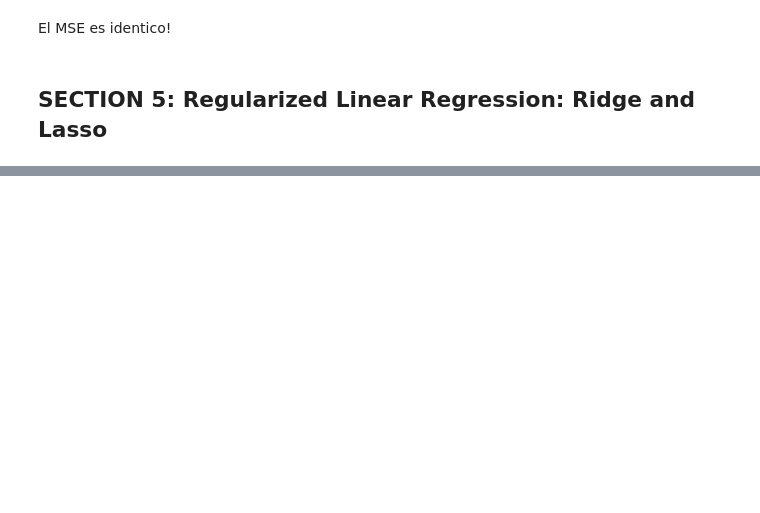
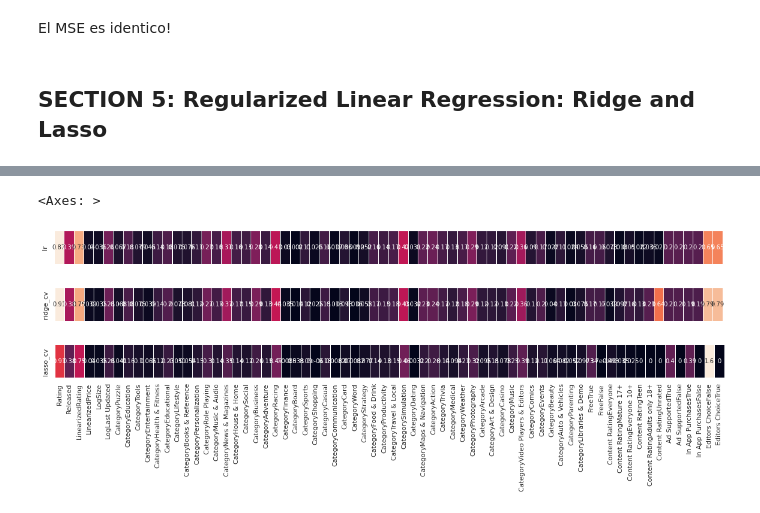
Before and after one commit to Alua1714/GooglePlayInstallsPredictor, a Jupyter notebook: Codis/Linear regression/Linear Regression.ipynb, the cells around one changed output, grey strips where cells are left out. Cells and saved outputs as stored; diff of their text form; code cells hidden in the pictures; blank space fills up the shorter version.

```diff
--- a/Codis/Linear regression/Linear Regression.ipynb
+++ b/Codis/Linear regression/Linear Regression.ipynb
@@ -192,0 +229,5 @@ First we look for the $lambda$ that fits better out model...
+# %%
+ridge_cv = RidgeCV(alphas=lambdas,cv=5)
+ridge_cv.fit(Xtrain,Ytrain)
+
+print('Best lambda:', ridge_cv.alpha_, 'R2 score:', ridge_cv.best_score_)
@@ -192,0 +236,7 @@ First we look for the $lambda$ that fits better out model...
+# %%
+lasso_cv =LassoCV(alphas=lambdas,cv=5)
+lasso_cv.fit(Xtrain,Ytrain)
+
+lasso_r2 =  np.mean(cross_val_score(lasso_cv, Xtrain,Ytrain))
+
+print('Best lambda:', lasso_cv.alpha_, 'R2 score:',lasso_r2)
@@ -192,0 +247,3 @@ First we look for the $lambda$ that fits better out model...
+# %%
+weights = pd.DataFrame({'lr':lr.coef_, 'ridge_cv':ridge_cv.coef_, 'lasso_cv':lasso_cv.coef_},index=Xtrain.columns)
+weights.T
@@ -192,0 +256,14 @@ First we look for the $lambda$ that fits better out model...
+# %%
+fig,  ax = plt.subplots( figsize = (20,1))
+sns.heatmap(weights.T.loc[['lr'],:].abs(),annot=True, linewidths=.5,ax=ax,cbar=False,xticklabels=False)
+
+plt.figure(figsize = (20,1))
+sns.heatmap(weights.T.loc[['ridge_cv'],:].abs(),annot=True, linewidths=.5,cbar=False,xticklabels=False)
+
+plt.figure(figsize = (20,1))
+sns.heatmap(weights.T.loc[['lasso_cv'],:].abs(),annot=True, linewidths=.5,cbar=False,xticklabels=True)
+# %% [output]
+<Axes: >
+[figure, added]
+[figure, added]
+[figure, added]
```
Also changed, not shown: parts of 24 cells of this notebook.
